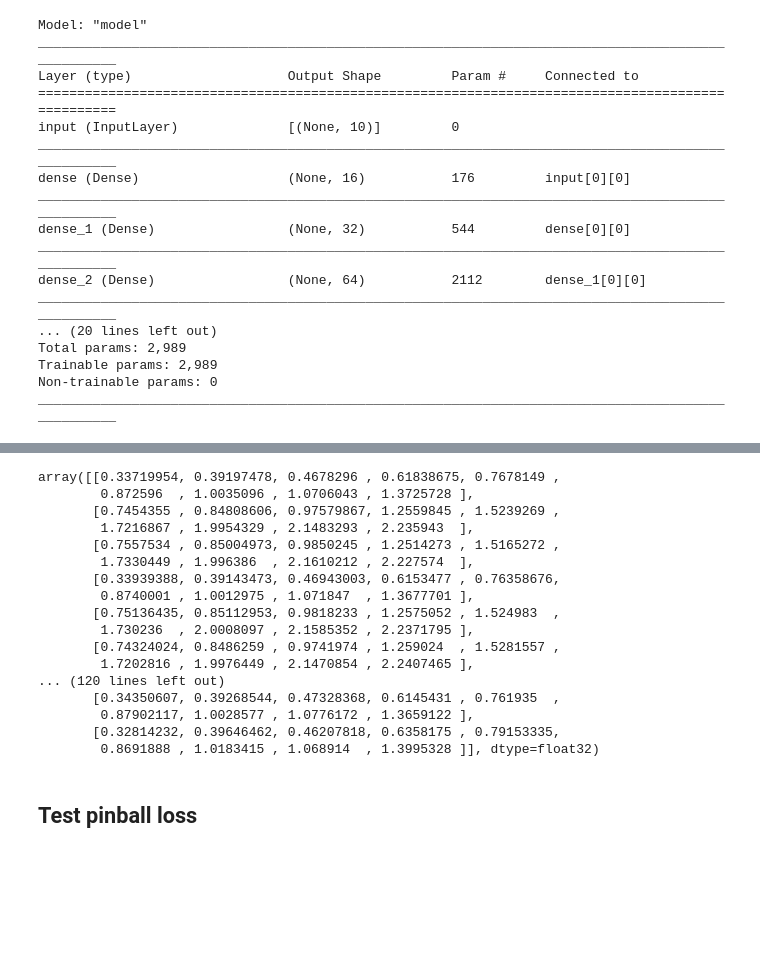
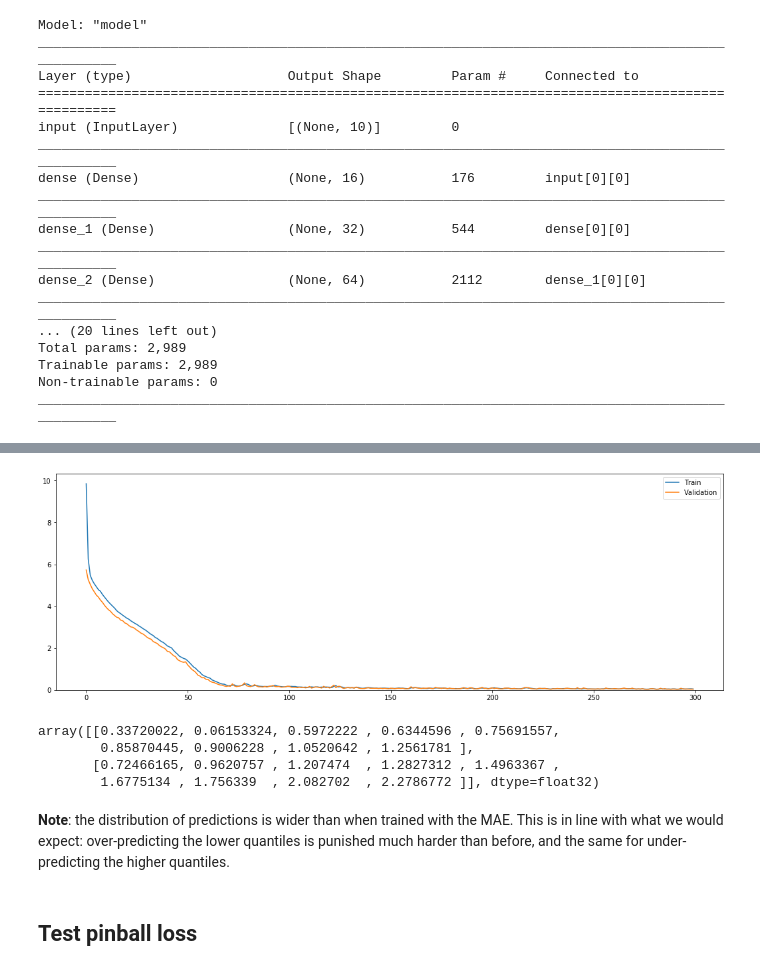
Before and after one commit to joeranbosma/M5Forecast, a Jupyter notebook: custom_layer/pinball_loss_keras.ipynb, the cells around one changed output, grey strips where cells are left out. Drawn from its saved outputs; the diff is of its cells as text; code cells hidden in the pictures; blank space fills up the shorter version.

```diff
--- a/custom_layer/pinball_loss_keras.ipynb
+++ b/custom_layer/pinball_loss_keras.ipynb
@@ -320,7 +310,7 @@ Trainable params: 2,989
 Non-trainable params: 0
 __________________________________________________________________________________________________
 # %%
-history = model.fit(X_train, y_train, epochs=300,
-                    validation_data=(X_val, y_val))
+history = model.fit(X_train, y_train_mo, epochs=300,
+                    validation_data=(X_val, y_val_mo))
 # %% [output]
 Epoch 1/300
@@ -343,27 +333,20 @@ Epoch 300/300
+# %%
+plot_loss(history)
+# %% [output]
+[figure, added]
 # %%
 # predict validation set
 y_pred = model.predict(X_val)
 # revert multi output format to (n_samples, quantiles)
 y_pred = np.array(list(zip(*y_pred))).squeeze()
-y_pred
+y_pred[0:2]
 # %% [output]
-array([[0.33719954, 0.39197478, 0.4678296 , 0.61838675, 0.7678149 ,
-        0.872596  , 1.0035096 , 1.0706043 , 1.3725728 ],
-       [0.7454355 , 0.84808606, 0.97579867, 1.2559845 , 1.5239269 ,
-        1.7216867 , 1.9954329 , 2.1483293 , 2.235943  ],
-       [0.7557534 , 0.85004973, 0.9850245 , 1.2514273 , 1.5165272 ,
-        1.7330449 , 1.996386  , 2.1610212 , 2.227574  ],
-       [0.33939388, 0.39143473, 0.46943003, 0.6153477 , 0.76358676,
-        0.8740001 , 1.0012975 , 1.071847  , 1.3677701 ],
-       [0.75136435, 0.85112953, 0.9818233 , 1.2575052 , 1.524983  ,
-        1.730236  , 2.0008097 , 2.1585352 , 2.2371795 ],
-       [0.74324024, 0.8486259 , 0.9741974 , 1.259024  , 1.5281557 ,
-        1.7202816 , 1.9976449 , 2.1470854 , 2.2407465 ],
-... (120 lines left out)
-       [0.34350607, 0.39268544, 0.47328368, 0.6145431 , 0.761935  ,
-        0.87902117, 1.0028577 , 1.0776172 , 1.3659122 ],
-       [0.32814232, 0.39646462, 0.46207818, 0.6358175 , 0.79153335,
-        0.8691888 , 1.0183415 , 1.068914  , 1.3995328 ]], dtype=float32)
+array([[0.33720022, 0.06153324, 0.5972222 , 0.6344596 , 0.75691557,
+        0.85870445, 0.9006228 , 1.0520642 , 1.2561781 ],
+       [0.72466165, 0.9620757 , 1.207474  , 1.2827312 , 1.4963367 ,
+        1.6775134 , 1.756339  , 2.082702  , 2.2786772 ]], dtype=float32)
+# %% [markdown]
+**Note**: the distribution of predictions is wider than when trained with the MAE. This is in line with what we would expect: over-predicting the lower quantiles is punished much harder than before, and the same for under-predicting the higher quantiles.
 # %% [markdown]
 ## Test pinball loss
 # %%
```
Also changed, not shown: parts of 11 cells of this notebook.
